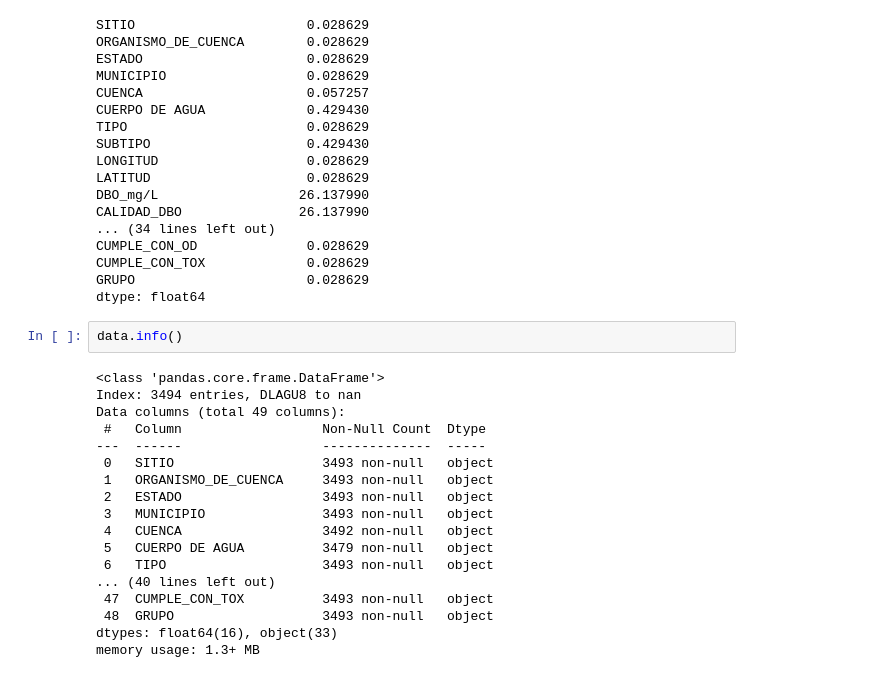
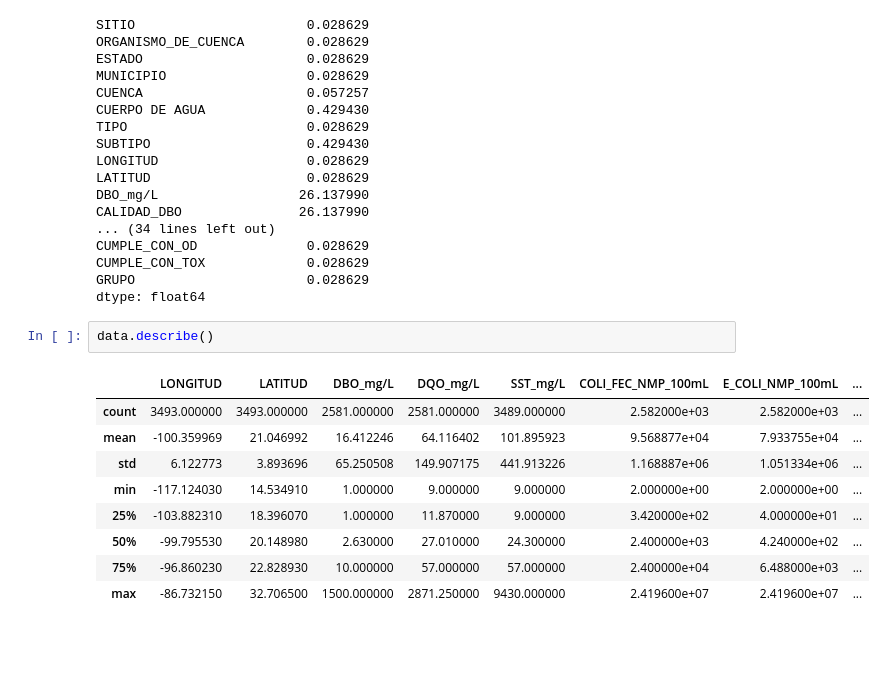
Before and after one commit to PosgradoMNA/Proyecto_equipo_160, a Jupyter notebook: Reto_aguas_superficie.ipynb, the cells around one changed output. Saved outputs shown, nothing was run; the diff lists cells and outputs as text; blank space fills up the shorter version.

```diff
--- a/Reto_aguas_superficie.ipynb
+++ b/Reto_aguas_superficie.ipynb
@@ -182,22 +183,14 @@ CUMPLE_CON_TOX             0.028629
 GRUPO                      0.028629
 dtype: float64
 # %%
-data.info()
+data.describe()
 # %% [output]
-<class 'pandas.core.frame.DataFrame'>
-Index: 3494 entries, DLAGU8 to nan
-Data columns (total 49 columns):
- #   Column                  Non-Null Count  Dtype
----  ------                  --------------  -----
- 0   SITIO                   3493 non-null   object
- 1   ORGANISMO_DE_CUENCA     3493 non-null   object
- 2   ESTADO                  3493 non-null   object
- 3   MUNICIPIO               3493 non-null   object
- 4   CUENCA                  3492 non-null   object
- 5   CUERPO DE AGUA          3479 non-null   object
- 6   TIPO                    3493 non-null   object
-... (40 lines left out)
- 47  CUMPLE_CON_TOX          3493 non-null   object
- 48  GRUPO                   3493 non-null   object
-dtypes: float64(16), object(33)
-memory usage: 1.3+ MB
+|  | LONGITUD | LATITUD | DBO_mg/L | DQO_mg/L | SST_mg/L | COLI_FEC_NMP_100mL | E_COLI_NMP_100mL | ... |
+| count | 3493.000000 | 3493.000000 | 2581.000000 | 2581.000000 | 3489.000000 | 2.582000e+03 | 2.582000e+03 | ... |
+| mean | -100.359969 | 21.046992 | 16.412246 | 64.116402 | 101.895923 | 9.568877e+04 | 7.933755e+04 | ... |
+| std | 6.122773 | 3.893696 | 65.250508 | 149.907175 | 441.913226 | 1.168887e+06 | 1.051334e+06 | ... |
+| min | -117.124030 | 14.534910 | 1.000000 | 9.000000 | 9.000000 | 2.000000e+00 | 2.000000e+00 | ... |
+| 25% | -103.882310 | 18.396070 | 1.000000 | 11.870000 | 9.000000 | 3.420000e+02 | 4.000000e+01 | ... |
+| 50% | -99.795530 | 20.148980 | 2.630000 | 27.010000 | 24.300000 | 2.400000e+03 | 4.240000e+02 | ... |
+| 75% | -96.860230 | 22.828930 | 10.000000 | 57.000000 | 57.000000 | 2.400000e+04 | 6.488000e+03 | ... |
+| max | -86.732150 | 32.706500 | 1500.000000 | 2871.250000 | 9430.000000 | 2.419600e+07 | 2.419600e+07 | ... |
```
Also changed, not shown: parts of 10 cells of this notebook.
